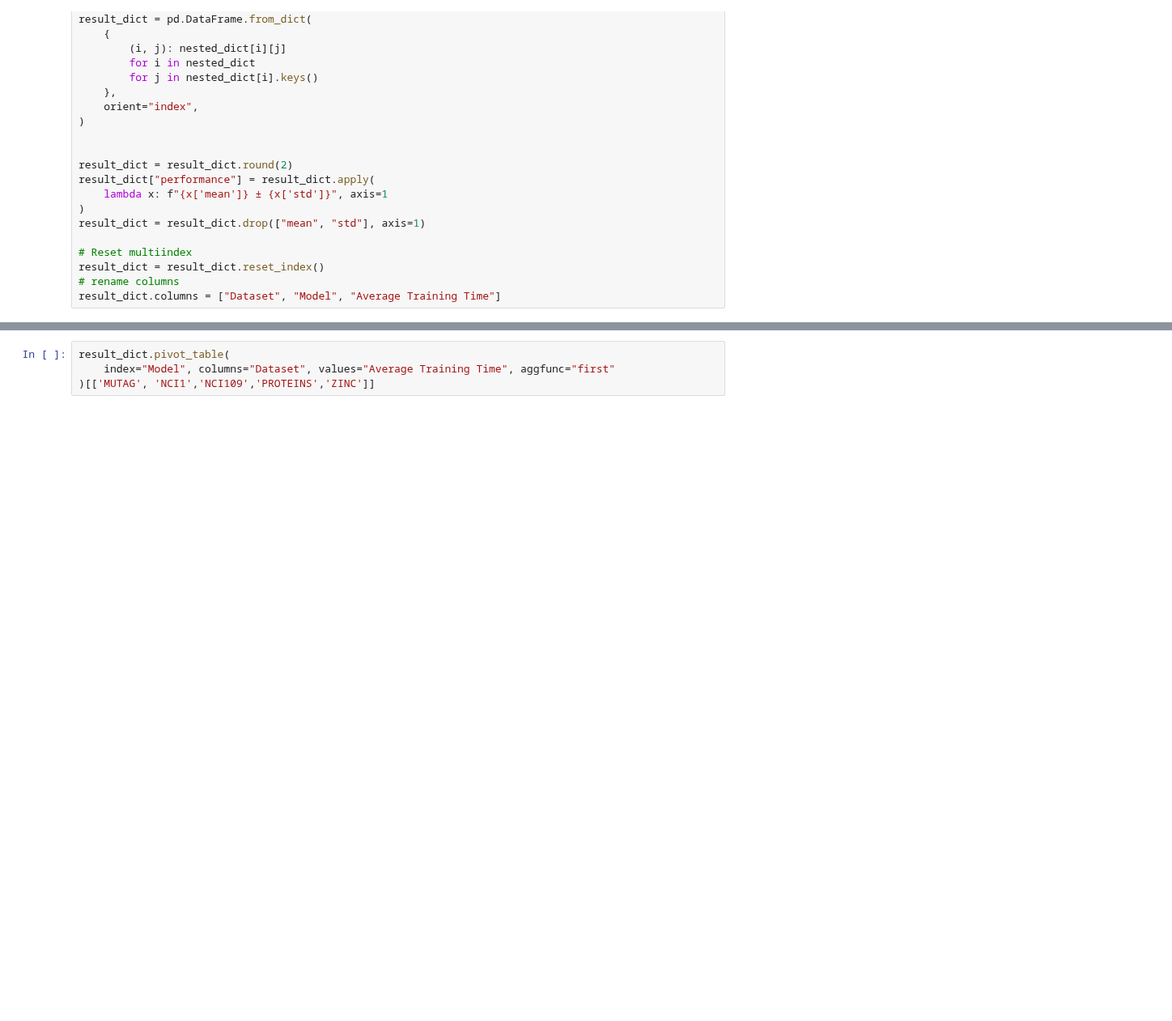
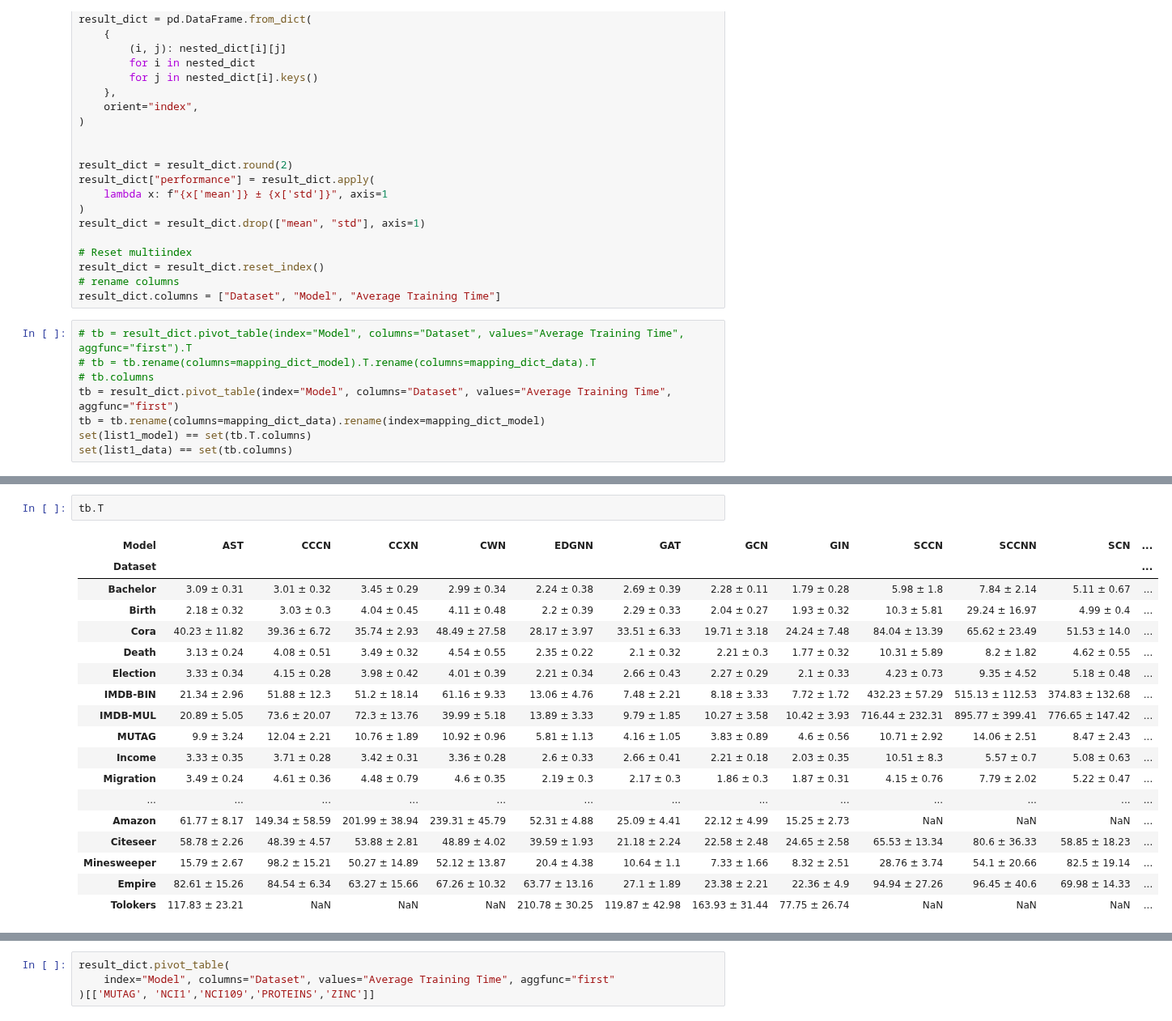
Before and after one commit to geometric-intelligence/TopoBench, a Jupyter notebook: tutorials/extract_time.ipynb, the cells around one changed output, grey strips where cells are left out. Shown at 81% size. Cells and saved outputs as stored; diff of their text form; blank space fills up the shorter version.

```diff
--- a/tutorials/extract_time.ipynb
+++ b/tutorials/extract_time.ipynb
@@ -362,3 +605,11 @@ result_dict = result_dict.drop(["mean", "std"], axis=1)
 result_dict = result_dict.reset_index()
 # rename columns
 result_dict.columns = ["Dataset", "Model", "Average Training Time"]
+# %%
+# tb = result_dict.pivot_table(index="Model", columns="Dataset", values="Average Training Time", aggfunc="first").T
+# tb = tb.rename(columns=mapping_dict_model).T.rename(columns=mapping_dict_data).T
+# tb.columns
+tb = result_dict.pivot_table(index="Model", columns="Dataset", values="Average Training Time", aggfunc="first")
+tb = tb.rename(columns=mapping_dict_data).rename(index=mapping_dict_model)
+set(list1_model) == set(tb.T.columns)
+set(list1_data) == set(tb.columns)
@@ -364,0 +690,21 @@ result_dict.columns = ["Dataset", "Model", "Average Training Time"]
+# %%
+tb.T
+# %% [output]
+| Model | AST | CCCN | CCXN | CWN | EDGNN | GAT | GCN | GIN | SCCN | SCCNN | SCN | ... |
+| Dataset |  |  |  |  |  |  |  |  |  |  |  | ... |
+| Bachelor | 3.09 ± 0.31 | 3.01 ± 0.32 | 3.45 ± 0.29 | 2.99 ± 0.34 | 2.24 ± 0.38 | 2.69 ± 0.39 | 2.28 ± 0.11 | 1.79 ± 0.28 | 5.98 ± 1.8 | 7.84 ± 2.14 | 5.11 ± 0.67 | ... |
+| Birth | 2.18 ± 0.32 | 3.03 ± 0.3 | 4.04 ± 0.45 | 4.11 ± 0.48 | 2.2 ± 0.39 | 2.29 ± 0.33 | 2.04 ± 0.27 | 1.93 ± 0.32 | 10.3 ± 5.81 | 29.24 ± 16.97 | 4.99 ± 0.4 | ... |
+| Cora | 40.23 ± 11.82 | 39.36 ± 6.72 | 35.74 ± 2.93 | 48.49 ± 27.58 | 28.17 ± 3.97 | 33.51 ± 6.33 | 19.71 ± 3.18 | 24.24 ± 7.48 | 84.04 ± 13.39 | 65.62 ± 23.49 | 51.53 ± 14.0 | ... |
+| Death | 3.13 ± 0.24 | 4.08 ± 0.51 | 3.49 ± 0.32 | 4.54 ± 0.55 | 2.35 ± 0.22 | 2.1 ± 0.32 | 2.21 ± 0.3 | 1.77 ± 0.32 | 10.31 ± 5.89 | 8.2 ± 1.82 | 4.62 ± 0.55 | ... |
+| Election | 3.33 ± 0.34 | 4.15 ± 0.28 | 3.98 ± 0.42 | 4.01 ± 0.39 | 2.21 ± 0.34 | 2.66 ± 0.43 | 2.27 ± 0.29 | 2.1 ± 0.33 | 4.23 ± 0.73 | 9.35 ± 4.52 | 5.18 ± 0.48 | ... |
+| IMDB-BIN | 21.34 ± 2.96 | 51.88 ± 12.3 | 51.2 ± 18.14 | 61.16 ± 9.33 | 13.06 ± 4.76 | 7.48 ± 2.21 | 8.18 ± 3.33 | 7.72 ± 1.72 | 432.23 ± 57.29 | 515.13 ± 112.53 | 374.83 ± 132.68 | ... |
+| IMDB-MUL | 20.89 ± 5.05 | 73.6 ± 20.07 | 72.3 ± 13.76 | 39.99 ± 5.18 | 13.89 ± 3.33 | 9.79 ± 1.85 | 10.27 ± 3.58 | 10.42 ± 3.93 | 716.44 ± 232.31 | 895.77 ± 399.41 | 776.65 ± 147.42 | ... |
+| MUTAG | 9.9 ± 3.24 | 12.04 ± 2.21 | 10.76 ± 1.89 | 10.92 ± 0.96 | 5.81 ± 1.13 | 4.16 ± 1.05 | 3.83 ± 0.89 | 4.6 ± 0.56 | 10.71 ± 2.92 | 14.06 ± 2.51 | 8.47 ± 2.43 | ... |
+| Income | 3.33 ± 0.35 | 3.71 ± 0.28 | 3.42 ± 0.31 | 3.36 ± 0.28 | 2.6 ± 0.33 | 2.66 ± 0.41 | 2.21 ± 0.18 | 2.03 ± 0.35 | 10.51 ± 8.3 | 5.57 ± 0.7 | 5.08 ± 0.63 | ... |
+| Migration | 3.49 ± 0.24 | 4.61 ± 0.36 | 4.48 ± 0.79 | 4.6 ± 0.35 | 2.19 ± 0.3 | 2.17 ± 0.3 | 1.86 ± 0.3 | 1.87 ± 0.31 | 4.15 ± 0.76 | 7.79 ± 2.02 | 5.22 ± 0.47 | ... |
+| ... | ... | ... | ... | ... | ... | ... | ... | ... | ... | ... | ... | ... |
+| Amazon | 61.77 ± 8.17 | 149.34 ± 58.59 | 201.99 ± 38.94 | 239.31 ± 45.79 | 52.31 ± 4.88 | 25.09 ± 4.41 | 22.12 ± 4.99 | 15.25 ± 2.73 | NaN | NaN | NaN | ... |
+| Citeseer | 58.78 ± 2.26 | 48.39 ± 4.57 | 53.88 ± 2.81 | 48.89 ± 4.02 | 39.59 ± 1.93 | 21.18 ± 2.24 | 22.58 ± 2.48 | 24.65 ± 2.58 | 65.53 ± 13.34 | 80.6 ± 36.33 | 58.85 ± 18.23 | ... |
+| Minesweeper | 15.79 ± 2.67 | 98.2 ± 15.21 | 50.27 ± 14.89 | 52.12 ± 13.87 | 20.4 ± 4.38 | 10.64 ± 1.1 | 7.33 ± 1.66 | 8.32 ± 2.51 | 28.76 ± 3.74 | 54.1 ± 20.66 | 82.5 ± 19.14 | ... |
+| Empire | 82.61 ± 15.26 | 84.54 ± 6.34 | 63.27 ± 15.66 | 67.26 ± 10.32 | 63.77 ± 13.16 | 27.1 ± 1.89 | 23.38 ± 2.21 | 22.36 ± 4.9 | 94.94 ± 27.26 | 96.45 ± 40.6 | 69.98 ± 14.33 | ... |
+| Tolokers | 117.83 ± 23.21 | NaN | NaN | NaN | 210.78 ± 30.25 | 119.87 ± 42.98 | 163.93 ± 31.44 | 77.75 ± 26.74 | NaN | NaN | NaN | ... |
```
Also changed, not shown: parts of 18 cells of this notebook.
